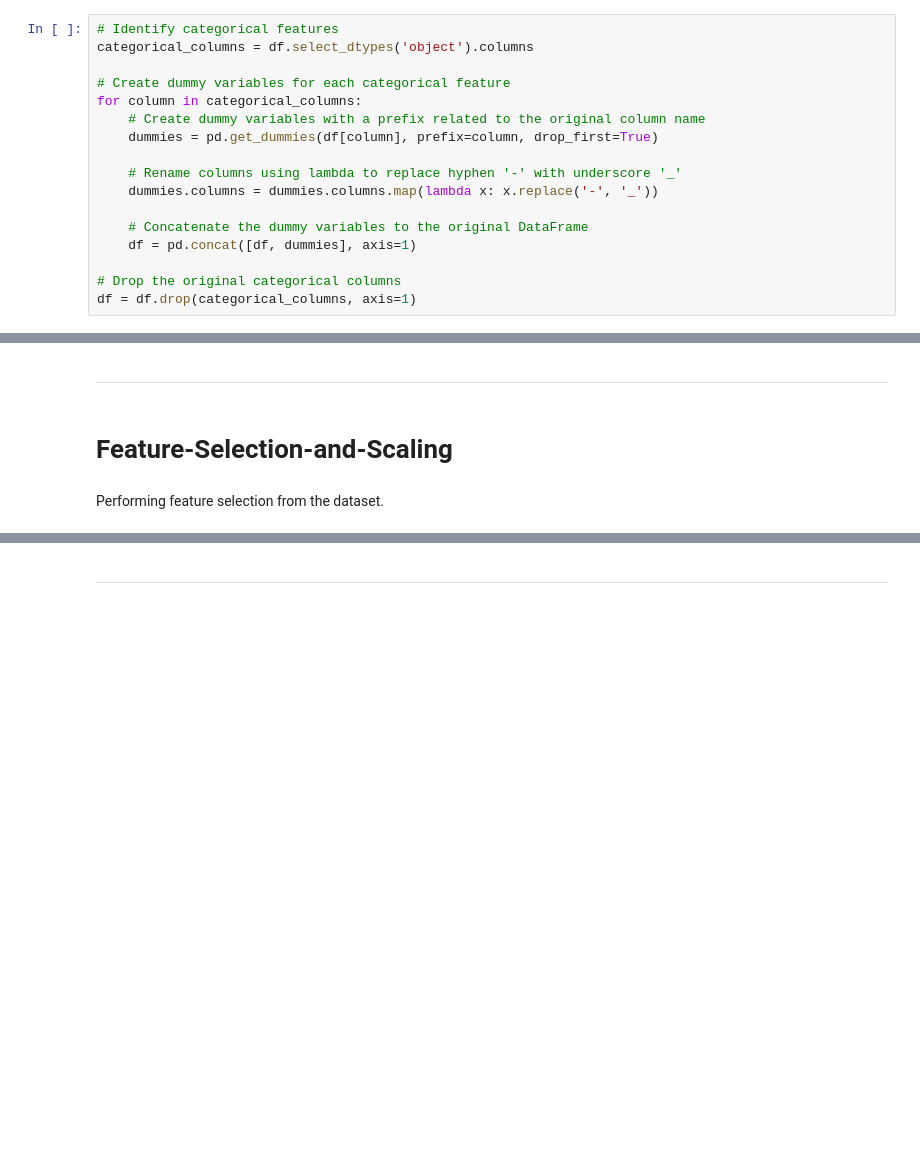
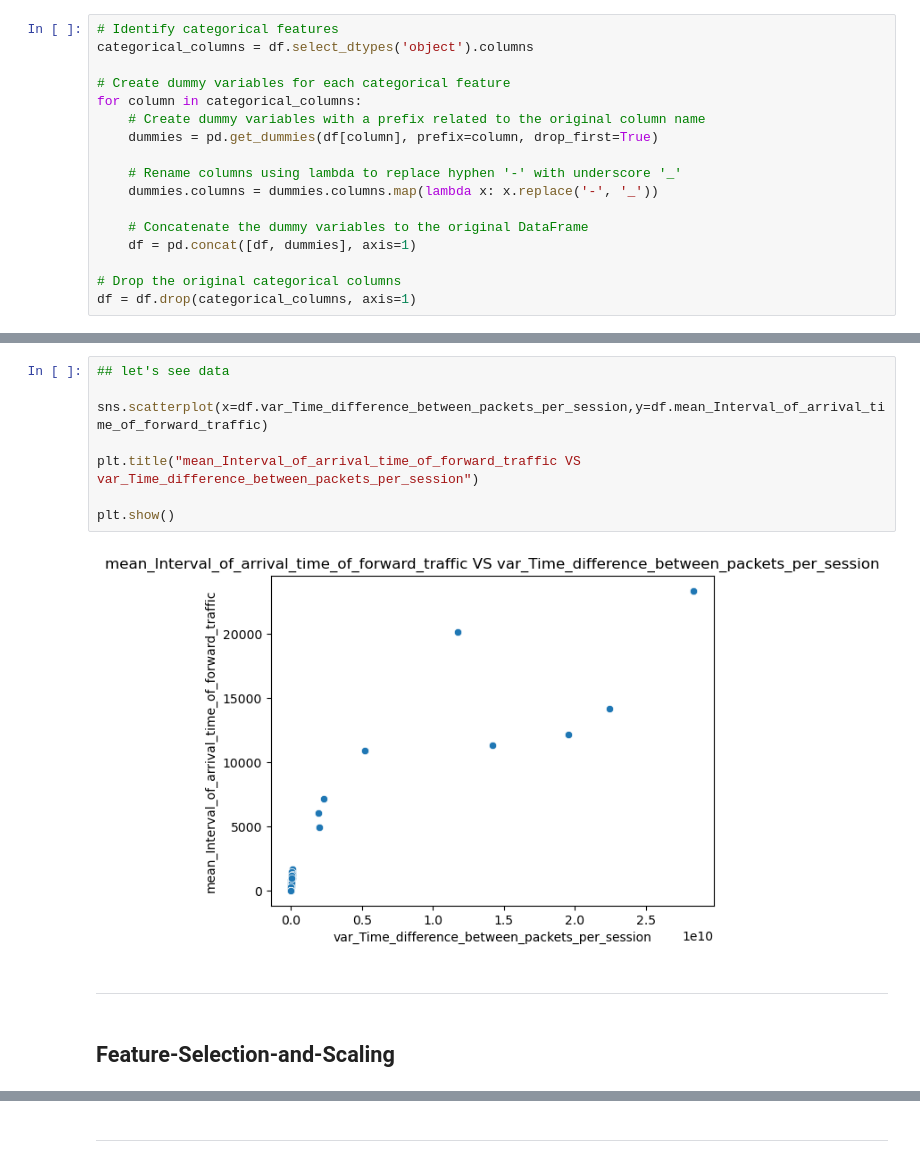
Before and after one commit to brero12/csis3290-Project03, a Jupyter notebook: Project03.ipynb, the cells around one changed output, grey strips where cells are left out. Drawn from its saved outputs; the diff is of its cells as text; blank space fills up the shorter version.

```diff
--- a/Project03.ipynb
+++ b/Project03.ipynb
@@ -124,6 +194,14 @@ memory usage: 110.9 MB
+# %%
+## let's see data
+
+sns.scatterplot(x=df.var_Time_difference_between_packets_per_session,y=df.mean_Interval_of_arrival_time_of_forward_traffic)
+
+plt.title("mean_Interval_of_arrival_time_of_forward_traffic VS var_Time_difference_between_packets_per_session")
+
+plt.show()
+# %% [output]
+[figure, added]
 # %% [markdown]
 ____
 # %% [markdown]
-# Feature-Selection-and-Scaling
+## Feature-Selection-and-Scaling
-# %% [markdown]
-Performing feature selection from the dataset.
```
Also changed, not shown: parts of 46 cells of this notebook, 4 other files.
